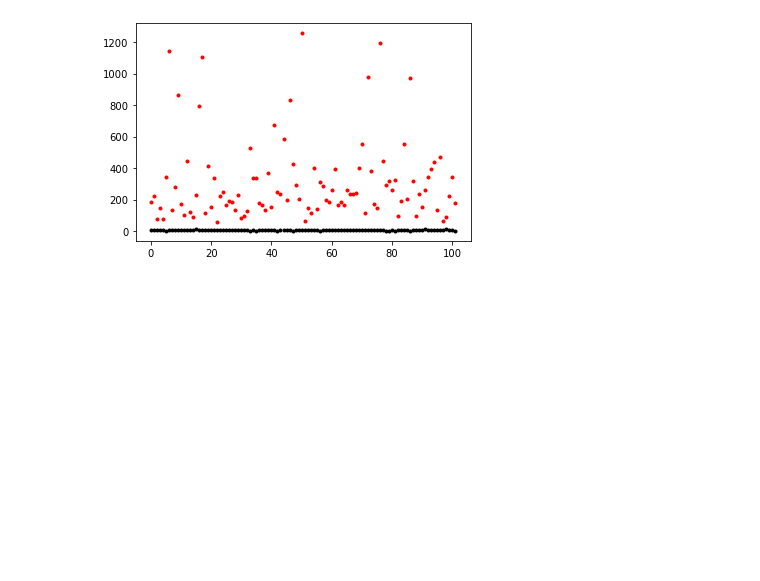
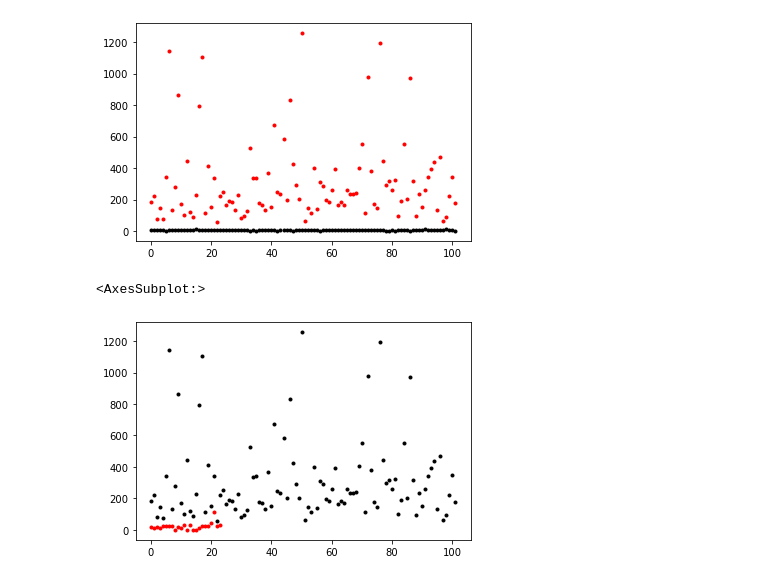
Before and after one commit to JesusNoelValMo/web_scrapper, a Jupyter notebook: Transformaciones.ipynb, the cells around one changed output. Drawn from its saved outputs; the diff is of its cells as text; code cells hidden in the pictures; blank space fills up the shorter version.

```diff
--- a/Transformaciones.ipynb
+++ b/Transformaciones.ipynb
@@ -276,3 +276,9 @@ clean_universal['n_tokens_body'].plot(style='r.')
 # %% [output]
 <AxesSubplot:>
 [figure]
+# %%
+clean_universal['n_tokens_body'].plot(style='k.')
+clean_sol['n_tokens_body'].plot(style='r.')
+# %% [output]
+<AxesSubplot:>
+[figure, added]
```
Also changed, not shown: parts of 4 cells of this notebook.
